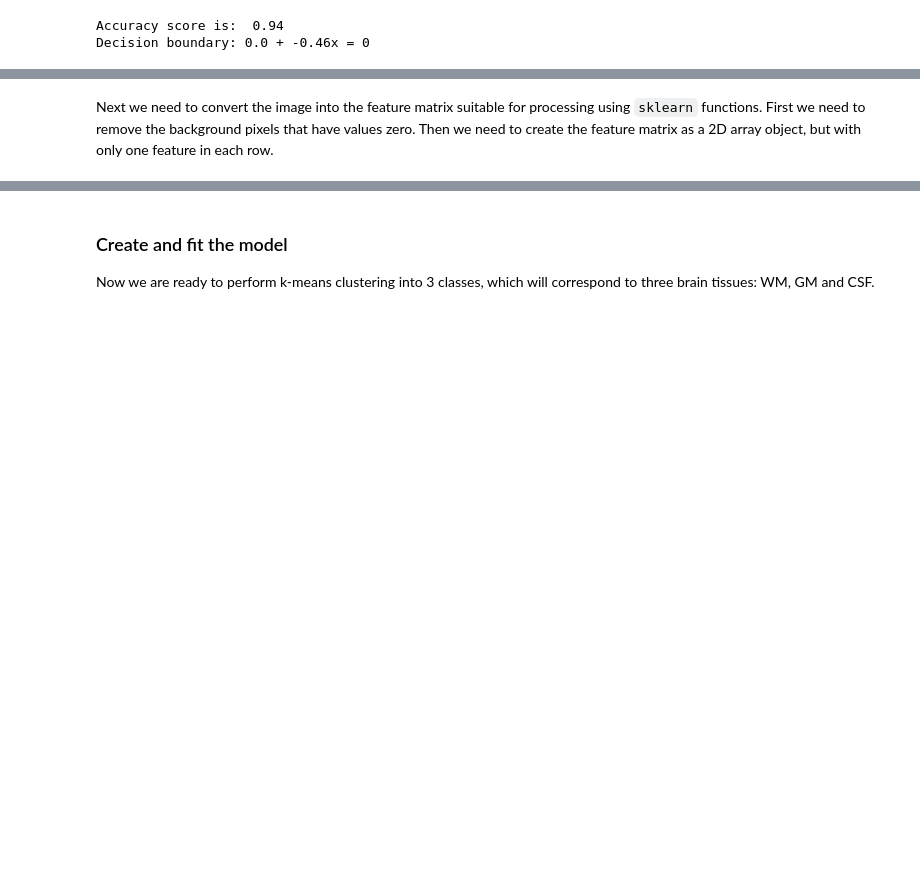
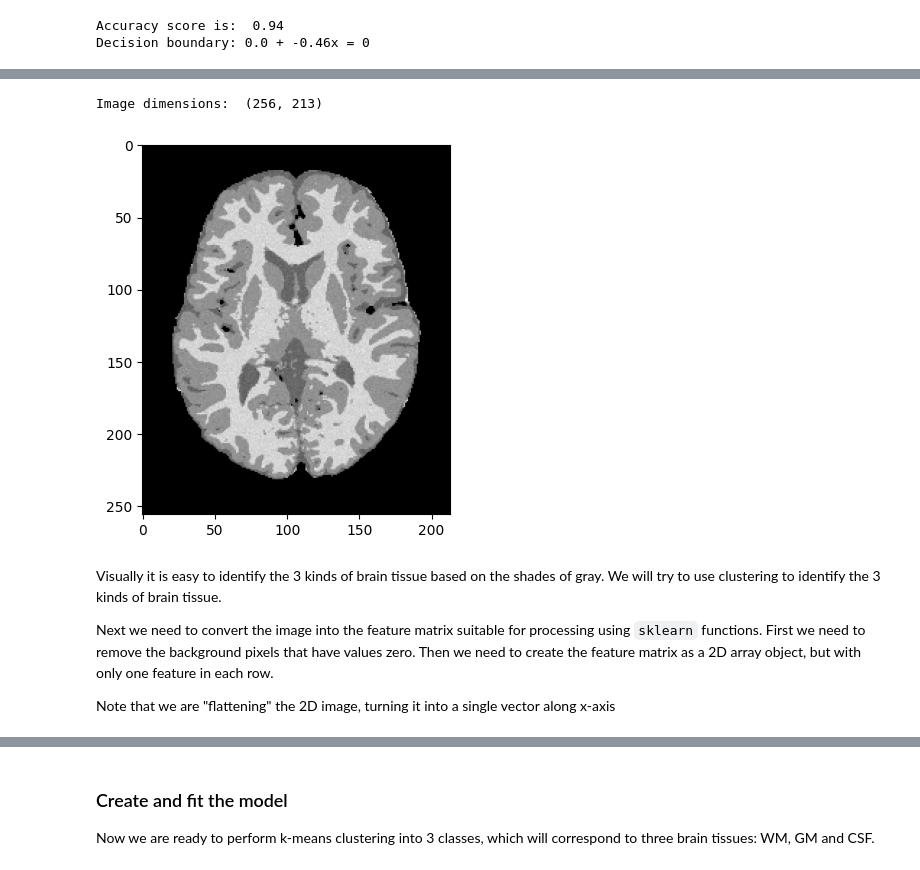
Before and after one commit to MaralAminpour/ML-BME-UofA, a Jupyter notebook: Week-2-Introduction-to-machine-learning/2.1_Starting_with_sklearn.ipynb, the cells around one changed output, grey strips where cells are left out. Cells and saved outputs as stored; diff of their text form; code cells hidden in the pictures; blank space fills up the shorter version.

Commit message:
Updates to Week 2

```diff
--- a/Week-2-Introduction-to-machine-learning/2.1_Starting_with_sklearn.ipynb
+++ b/Week-2-Introduction-to-machine-learning/2.1_Starting_with_sklearn.ipynb
@@ -457,15 +460,24 @@ The file 'T1.png' contains a slice of T1-weighted magnetic resonance image (MRI)
 ### Prepare the data
 First we will load the image using the `matplotlib` function `imread` and display it.
 # %%
+download_data('Week-2-Introduction-to-machine-learning/data/T1.png', 'T1.png')
+
 # load  image
-T1 = plt.imread('datasets/T1.png')
+T1 = plt.imread('T1.png')
 
 # display image
 plt.imshow(T1, cmap = 'gray')
 
 # print shape
 print('Image dimensions: ', T1.shape)
+# %% [output]
+Image dimensions:  (256, 213)
+[figure, added]
 # %% [markdown]
+Visually it is easy to identify the 3 kinds of brain tissue based on the shades of gray. We will try to use clustering to identify the 3 kinds of brain tissue.
+
 Next we need to convert the image into the feature matrix suitable for processing using `sklearn` functions. First we need to remove the background pixels that have values zero. Then we need to create the feature matrix as a 2D array object, but with only one feature in each row.
+
+Note that we are "flattening" the 2D image, turning it into a single vector along x-axis
 # %%
 # Find all the non-zero elements
```
Also changed, not shown: parts of 12 cells of this notebook, 3 other files.
